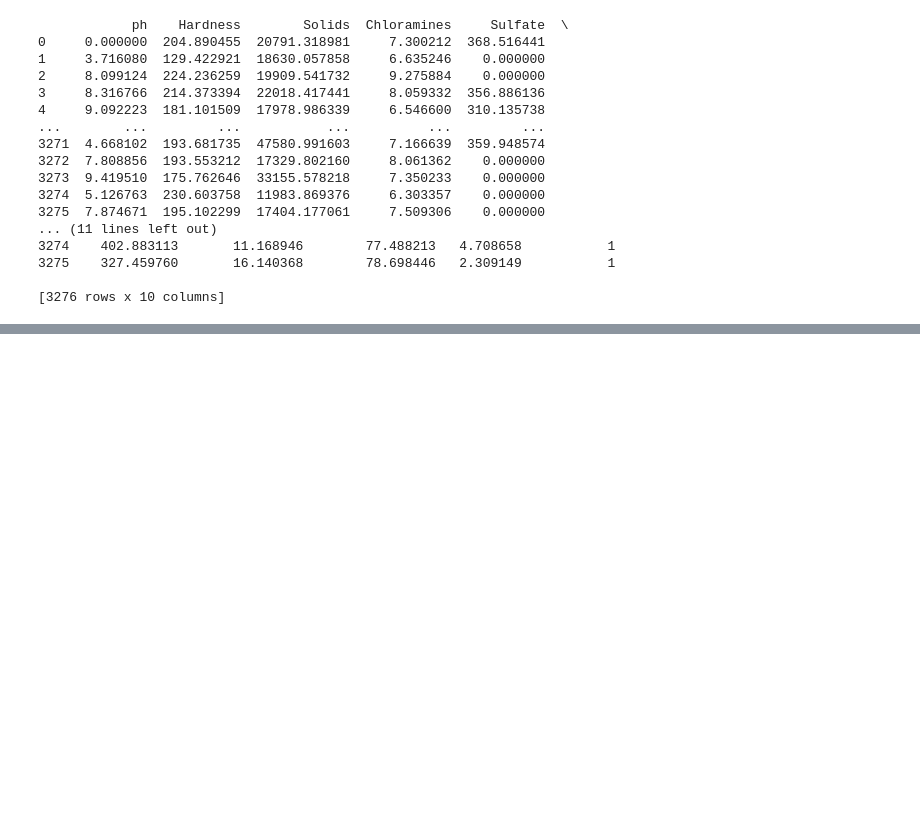
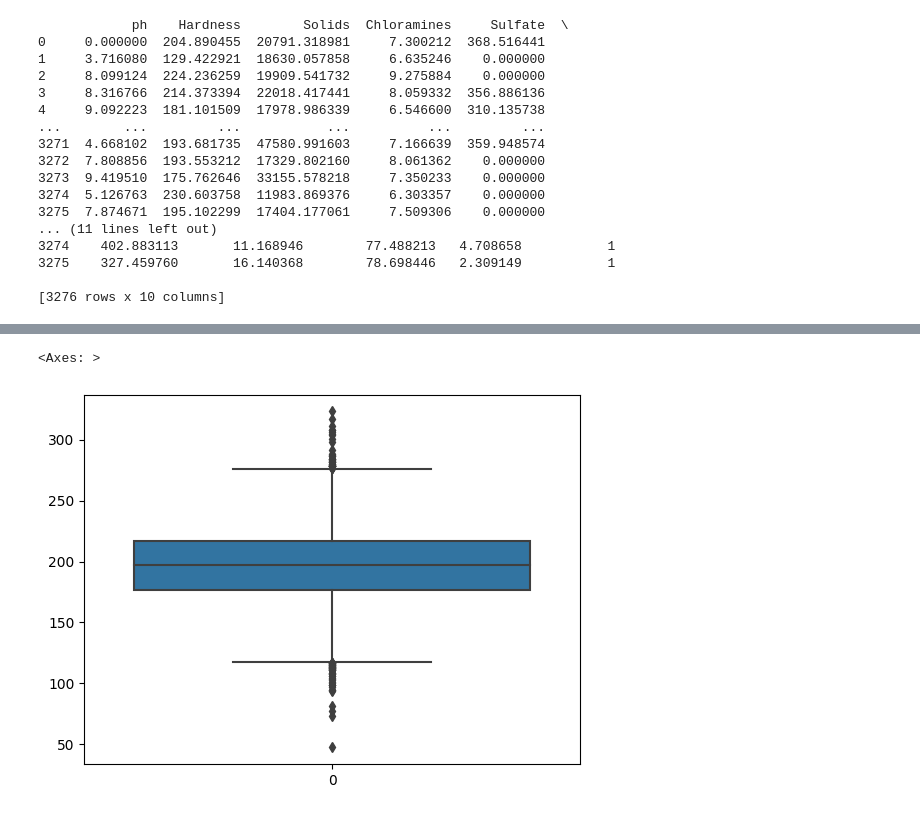
Before and after one commit to alexchandra19/Proyek-ML-2023, a Jupyter notebook: Proyek ML/datapreposition.ipynb, the cells around one changed output, grey strips where cells are left out. Cells and saved outputs as stored; diff of their text form; code cells hidden in the pictures; blank space fills up the shorter version.

```diff
--- a/Proyek ML/datapreposition.ipynb
+++ b/Proyek ML/datapreposition.ipynb
@@ -51,0 +88,6 @@ print(data)
+# %%
+# hardness box plot
+sns.boxplot(data['Hardness'])
+# %% [output]
+<Axes: >
+[figure, added]
```
Also changed, not shown: parts of 39 cells of this notebook.
